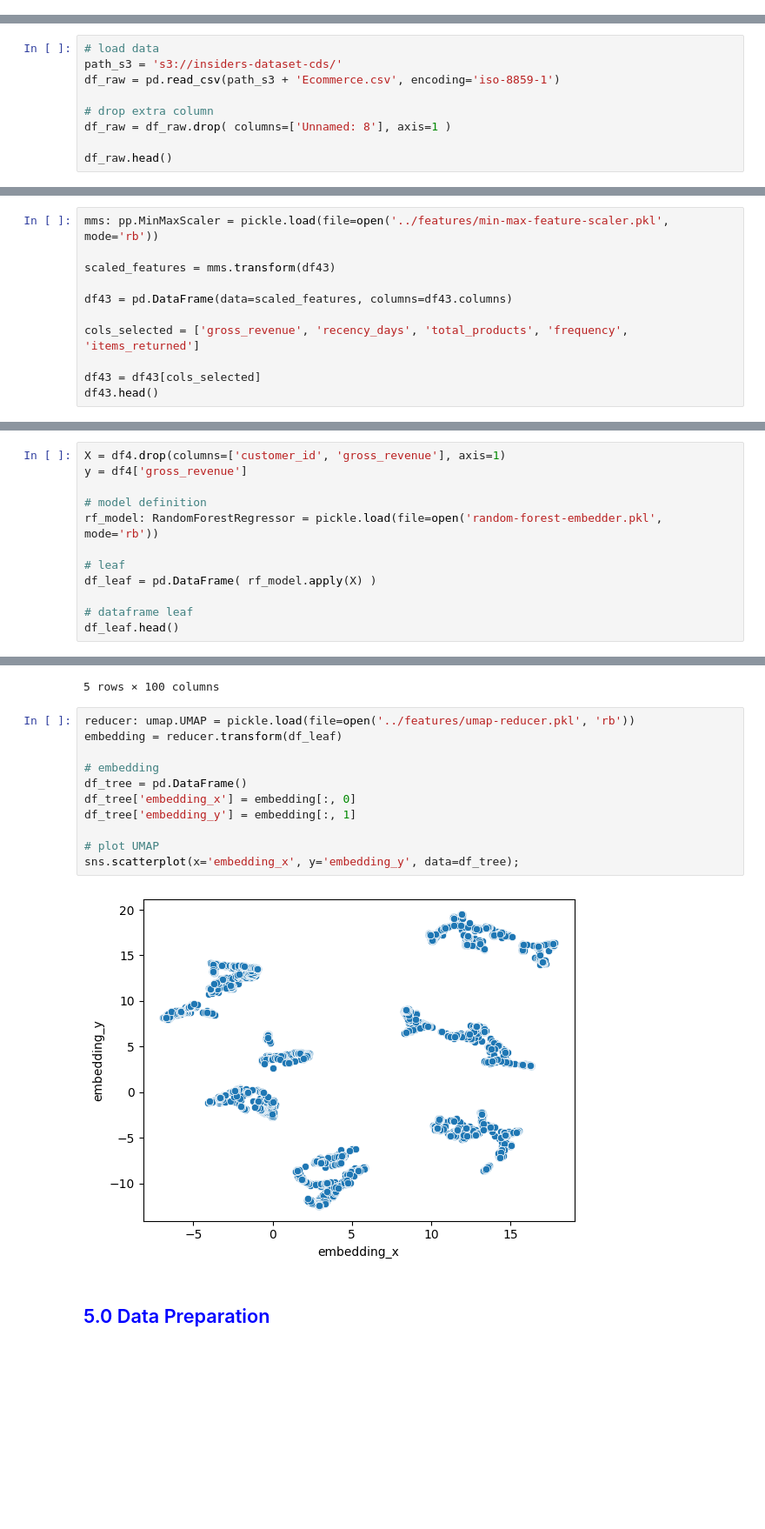
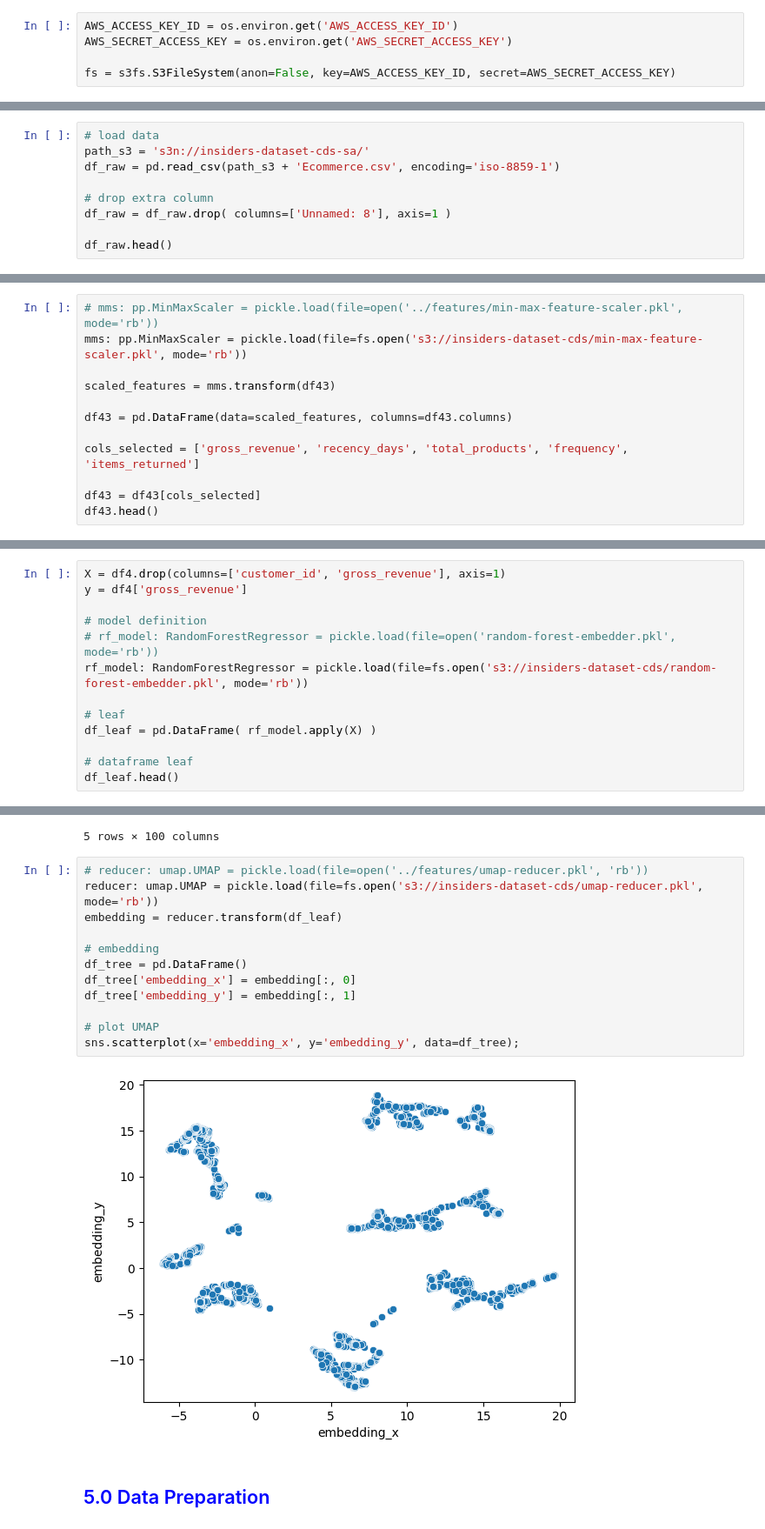
Before and after one commit to GustavoNascimento98/high-value-customers-identification, a Jupyter notebook: src/models/c0.9-deploy.ipynb, the cells around one changed output, grey strips where cells are left out. Shown at 87% size. Drawn from its saved outputs; the diff is of its cells as text; blank space fills up the shorter version.

```diff
--- a/src/models/c0.9-deploy.ipynb
+++ b/src/models/c0.9-deploy.ipynb
@@ -25,5 +26,10 @@ from scipy.cluster.hierarchy import linkage, fcluster
 import sklearn.preprocessing as pp
 
 import umap.umap_ as umap
+# %%
+AWS_ACCESS_KEY_ID = os.environ.get('AWS_ACCESS_KEY_ID')
+AWS_SECRET_ACCESS_KEY = os.environ.get('AWS_SECRET_ACCESS_KEY')
+
+fs = s3fs.S3FileSystem(anon=False, key=AWS_ACCESS_KEY_ID, secret=AWS_SECRET_ACCESS_KEY)
 # %% [markdown]
 ### 0.2 Load dataset
@@ -30,6 +42,6 @@ import umap.umap_ as umap
 # %%
 # load data
-path_s3 = 's3://insiders-dataset-cds/'
+path_s3 = 's3n://insiders-dataset-cds-sa/'
 df_raw = pd.read_csv(path_s3 + 'Ecommerce.csv', encoding='iso-8859-1')
 
 # drop extra column
@@ -405,7 +417,8 @@ df43.head()
 | 3 | 948.25 | 95.0 | 28.0 | 0.017986 | 0.0 |
 | 4 | 876.00 | 333.0 | 3.0 | 0.075000 | 22.0 |
 # %%
-mms: pp.MinMaxScaler = pickle.load(file=open('../features/min-max-feature-scaler.pkl', mode='rb'))
+# mms: pp.MinMaxScaler = pickle.load(file=open('../features/min-max-feature-scaler.pkl', mode='rb'))
+mms: pp.MinMaxScaler = pickle.load(file=fs.open('s3://insiders-dataset-cds/min-max-feature-scaler.pkl', mode='rb'))
 
 scaled_features = mms.transform(df43)
 
@@ -463,7 +472,8 @@ X = df4.drop(columns=['customer_id', 'gross_revenue'], axis=1)
 y = df4['gross_revenue']
 
 # model definition
-rf_model: RandomForestRegressor = pickle.load(file=open('random-forest-embedder.pkl', mode='rb'))
+# rf_model: RandomForestRegressor = pickle.load(file=open('random-forest-embedder.pkl', mode='rb'))
+rf_model: RandomForestRegressor = pickle.load(file=fs.open('s3://insiders-dataset-cds/random-forest-embedder.pkl', mode='rb'))
 
 # leaf
 df_leaf = pd.DataFrame( rf_model.apply(X) )
@@ -479,18 +489,19 @@ df_leaf.head()
 | 4 | 418 | 535 | 575 | 1094 | 41 | 611 | 1670 | 716 | 858 | 264 | ... | ... |
 5 rows × 100 columns
 # %%
-reducer: umap.UMAP = pickle.load(file=open('../features/umap-reducer.pkl', 'rb'))
+# reducer: umap.UMAP = pickle.load(file=open('../features/umap-reducer.pkl', 'rb'))
+reducer: umap.UMAP = pickle.load(file=fs.open('s3://insiders-dataset-cds/umap-reducer.pkl', mode='rb'))
 embedding = reducer.transform(df_leaf)
 
 # embedding
 df_tree = pd.DataFrame()
 df_tree['embedding_x'] = embedding[:, 0]
 df_tree['embedding_y'] = embedding[:, 1]
 
 # plot UMAP
 sns.scatterplot(x='embedding_x', y='embedding_y', data=df_tree);
 # %% [output]
-[figure, old version]
+[figure, new version]
 # %% [markdown]
 ## <font color="blue">5.0 Data Preparation </font>
 # %%
```
Also changed, not shown: parts of 4 cells of this notebook, 2 other files.
